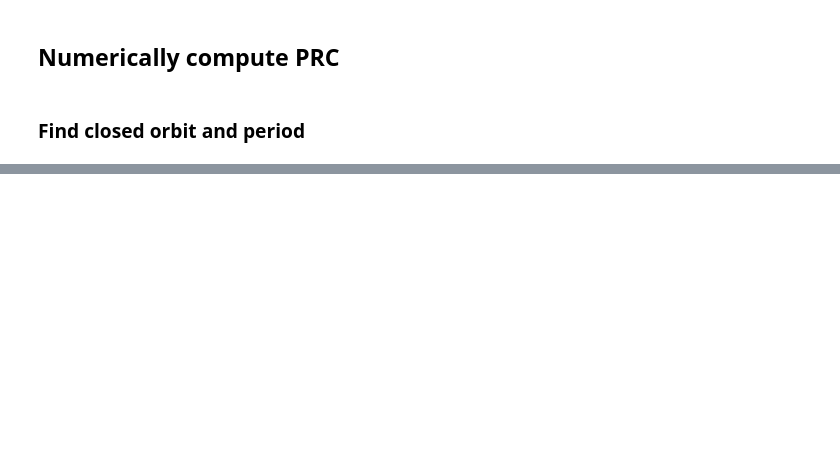
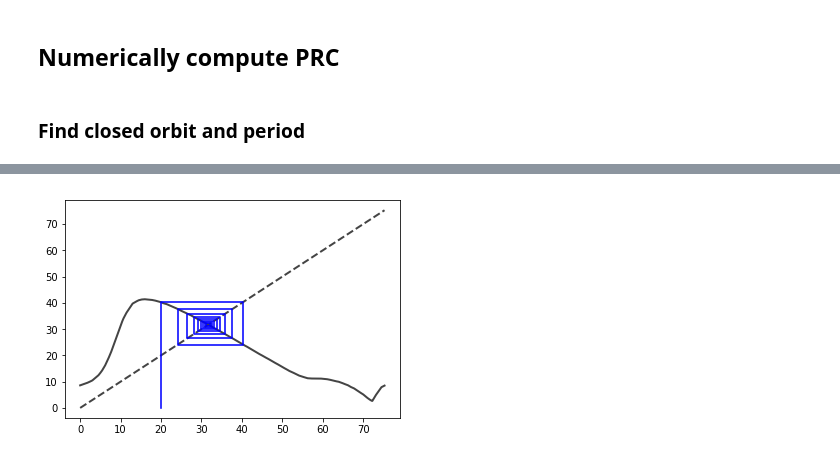
Before and after one commit to glajoie/MAT6115_Dynamical_Systems, a Jupyter notebook: Morris Lecar model.ipynb, the cells around one changed output, grey strips where cells are left out. Cells and saved outputs as stored; diff of their text form; code cells hidden in the pictures; blank space fills up the shorter version.

```diff
--- a/Morris Lecar model.ipynb
+++ b/Morris Lecar model.ipynb
@@ -293,0 +322,28 @@ ax2.set_title('PRC');
+# %%
+# cobwed plot of translated PRC
+tau = 10.
+f = lambda x : F(x,tau=tau)
+nmax = 40 # num iterates
+x0 = 20.
+
+x = np.linspace(0, T, 500)
+fig = plt.figure();
+ax = fig.add_subplot(111);
+
+# Plot y = f(x) and y = x
+ax.plot(x, f(x), c='#444444', lw=2);
+ax.plot(x, x,'--', c='#444444', lw=2);
+
+# Iterate x = f(x) for nmax steps, starting at (x0, 0).
+px, py = np.empty((2,nmax+1,2))
+px[0], py[0] = x0, 0
+for n in range(1, nmax, 2):
+    px[n] = px[n-1]
+    py[n] = f(px[n-1])
+    px[n+1] = py[n]
+    py[n+1] = py[n]
+
+# Plot the path traced out by the iteration.
+ax.plot(px, py, c='b', alpha=0.7);
+# %% [output]
+[figure, added]
```
Also changed, not shown: parts of 13 cells of this notebook.
